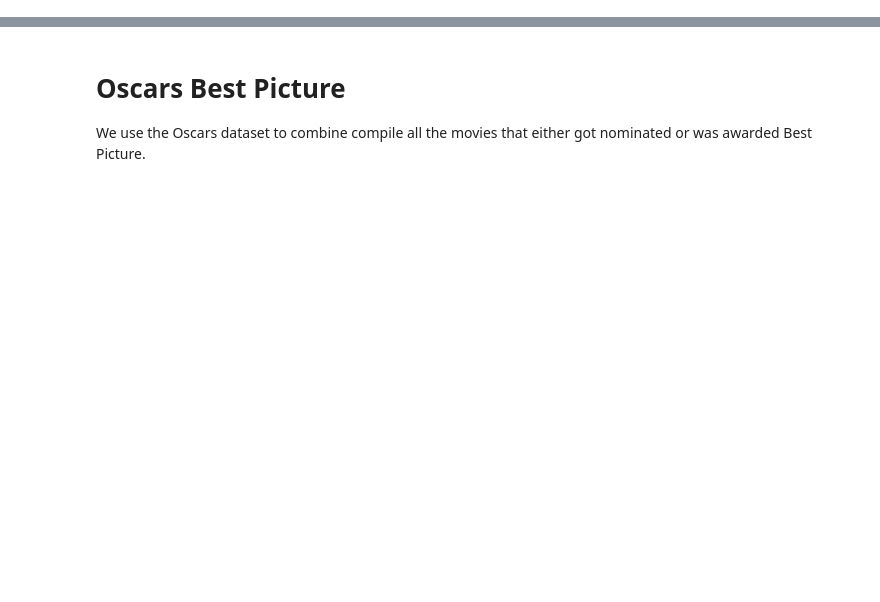
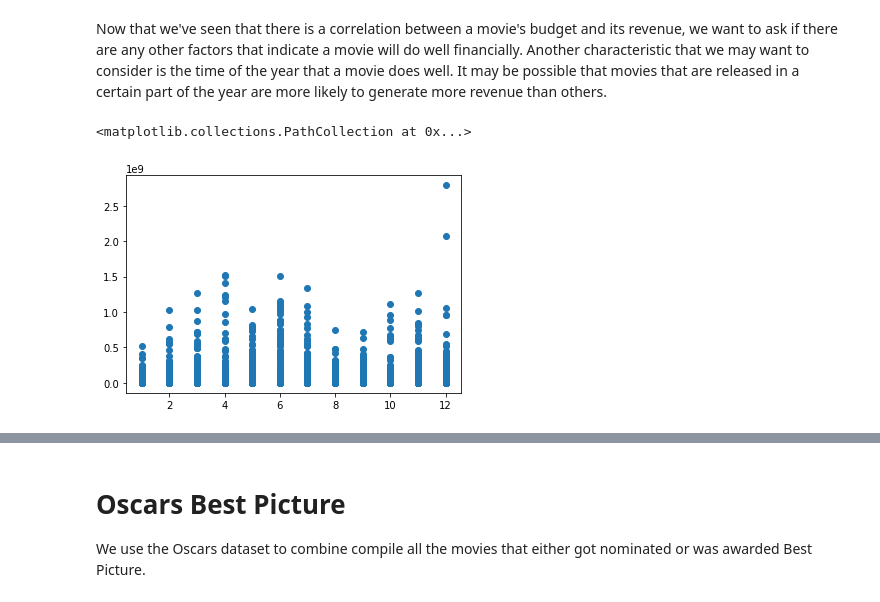
Before and after one commit to miguelgd54/Movies-Success-Data-Analysis, a Jupyter notebook: FinalProject.ipynb, the cells around one changed output, grey strips where cells are left out. Cells and saved outputs as stored; diff of their text form; code cells hidden in the pictures; blank space fills up the shorter version.

```diff
--- a/FinalProject.ipynb
+++ b/FinalProject.ipynb
@@ -15,0 +116,38 @@ from sklearn.model_selection import GridSearchCV
+# %%
+# We have to create the following function if we want to do any more useful analysis with the budget and revenue
+def revertLog(input):
+    return np.float_power(10, input)
+
+
+combined_df["budget"] = combined_df["budget"].apply(revertLog)
+combined_df["revenue"] = combined_df["revenue"].apply(revertLog)
+# %% [markdown]
+Now that we've seen that there is a correlation between a movie's budget and its revenue, we want to ask if there are any other factors that indicate a movie will do well financially. Another characteristic that we may want to consider is the time of the year that a movie does well. It may be possible that movies that are released in a certain part of the year are more likely to generate more revenue than others.
+# %%
+# Strip whitespace and tolower for consistency
+combined_df["title"]=combined_df["title"].str.strip()
+combined_df["title"]=combined_df["title"].str.lower()
+
+
+# We have to create ths new column age so we can specify which movies we want to use. Since this dataset
+# includes a large number of movies and since the trend in watching movies has changed, we only want
+# to consider a subset for certain analysis.
+combined_df["age"] = 0
+
+for index, row in combined_df.iterrows():
+    year = int(row["release_date"][0:4])
+    combined_df.set_value(index,'age', (2017 - year))
+
+# Here we will only be considering movies released in the past 10 years
+smaller_combined_df = combined_df[combined_df["age"] < 10]
+
+# We section of the timeline by month
+for index, row in smaller_combined_df.iterrows():
+    month = int(row["release_date"][5:7])
+    smaller_combined_df.set_value(index, "release_date", month)
+
+
+plt.scatter(smaller_combined_df.release_date, smaller_combined_df.revenue)
+# %% [output]
+<matplotlib.collections.PathCollection at 0x...>
+[figure, added]
```
Also changed, not shown: parts of 73 cells of this notebook.
